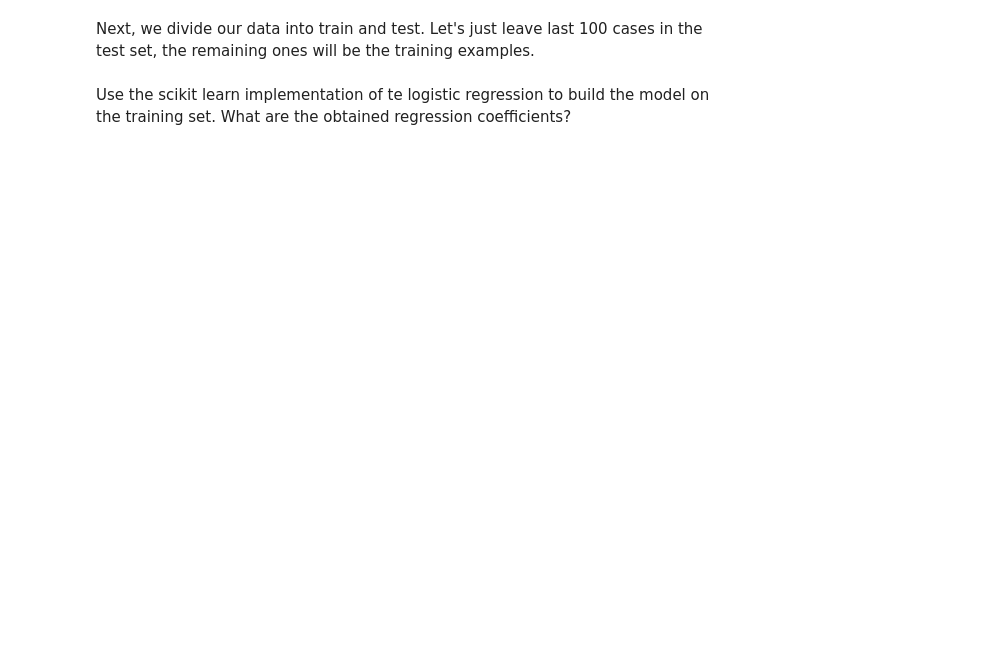
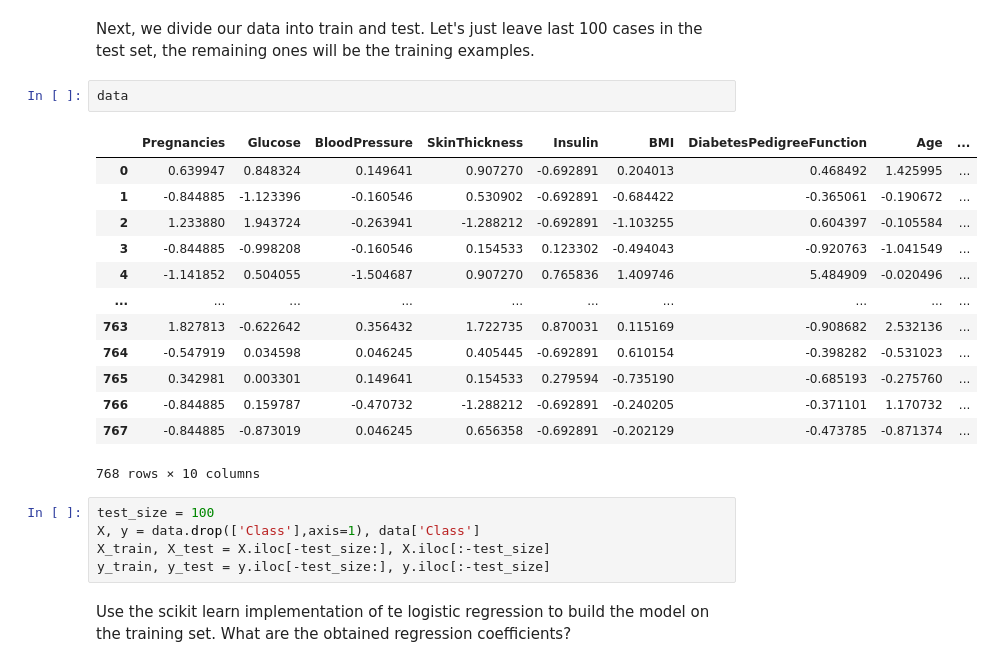
Before and after one commit to kamil271e/snum-lab, a Jupyter notebook: lab5_regression/logistic_regression.ipynb, the cells around one changed output. Saved outputs shown, nothing was run; the diff lists cells and outputs as text; blank space fills up the shorter version.

```diff
--- a/lab5_regression/logistic_regression.ipynb
+++ b/lab5_regression/logistic_regression.ipynb
@@ -110,4 +153,25 @@ data.head()
 # %% [markdown]
 Next, we divide our data into train and test. Let's just leave last 100 cases in the test set, the remaining ones will be the training examples.
+# %%
+data
+# %% [output]
+|  | Pregnancies | Glucose | BloodPressure | SkinThickness | Insulin | BMI | DiabetesPedigreeFunction | Age | ... |
+| 0 | 0.639947 | 0.848324 | 0.149641 | 0.907270 | -0.692891 | 0.204013 | 0.468492 | 1.425995 | ... |
+| 1 | -0.844885 | -1.123396 | -0.160546 | 0.530902 | -0.692891 | -0.684422 | -0.365061 | -0.190672 | ... |
+| 2 | 1.233880 | 1.943724 | -0.263941 | -1.288212 | -0.692891 | -1.103255 | 0.604397 | -0.105584 | ... |
+| 3 | -0.844885 | -0.998208 | -0.160546 | 0.154533 | 0.123302 | -0.494043 | -0.920763 | -1.041549 | ... |
+| 4 | -1.141852 | 0.504055 | -1.504687 | 0.907270 | 0.765836 | 1.409746 | 5.484909 | -0.020496 | ... |
+| ... | ... | ... | ... | ... | ... | ... | ... | ... | ... |
+| 763 | 1.827813 | -0.622642 | 0.356432 | 1.722735 | 0.870031 | 0.115169 | -0.908682 | 2.532136 | ... |
+| 764 | -0.547919 | 0.034598 | 0.046245 | 0.405445 | -0.692891 | 0.610154 | -0.398282 | -0.531023 | ... |
+| 765 | 0.342981 | 0.003301 | 0.149641 | 0.154533 | 0.279594 | -0.735190 | -0.685193 | -0.275760 | ... |
+| 766 | -0.844885 | 0.159787 | -0.470732 | -1.288212 | -0.692891 | -0.240205 | -0.371101 | 1.170732 | ... |
+| 767 | -0.844885 | -0.873019 | 0.046245 | 0.656358 | -0.692891 | -0.202129 | -0.473785 | -0.871374 | ... |
+768 rows × 10 columns
+# %%
+test_size = 100
+X, y = data.drop(['Class'],axis=1), data['Class']
+X_train, X_test = X.iloc[-test_size:], X.iloc[:-test_size]
+y_train, y_test = y.iloc[-test_size:], y.iloc[:-test_size]
 # %% [markdown]
 Use the scikit learn implementation of te logistic regression to build the model on the training set. What are the obtained regression coefficients?
```
Also changed, not shown: parts of 9 cells of this notebook.
